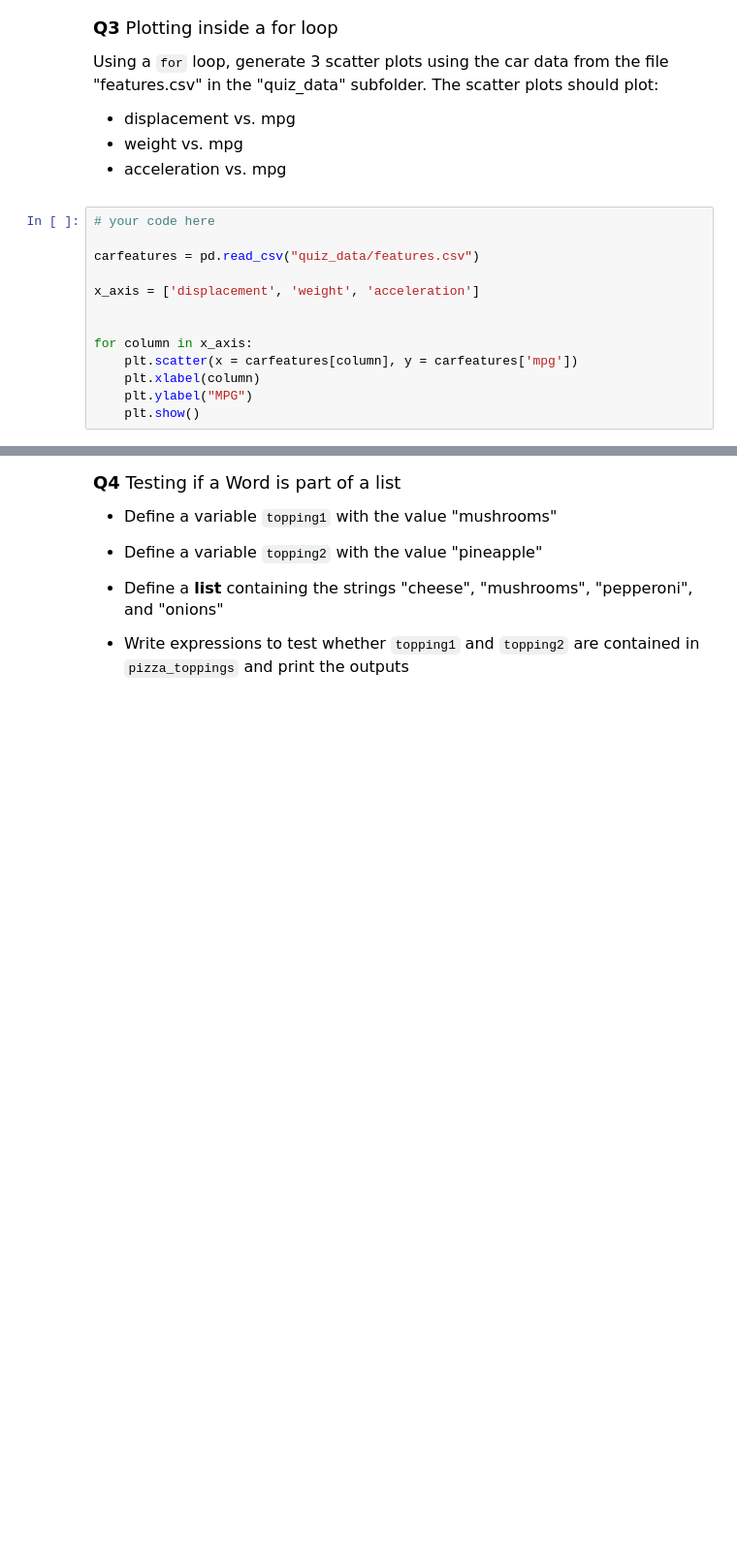
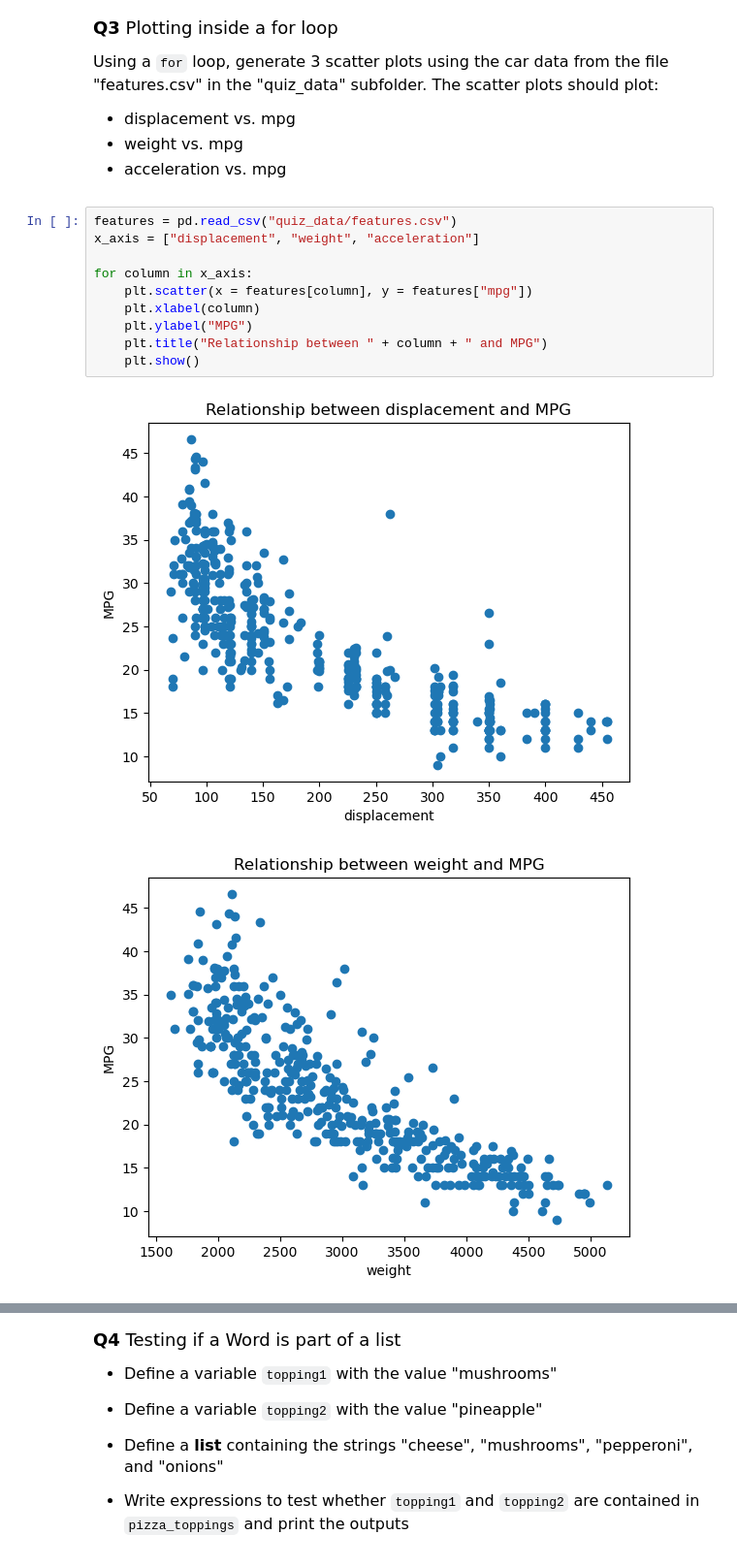
Before and after one commit to michelle1002/datasci151spring2026, a Jupyter notebook: _quizzes/practice_quiz/practice_quiz.ipynb, the cells around one changed output, grey strips where cells are left out. Shown at 97% size. Drawn from its saved outputs; the diff is of its cells as text; blank space fills up the shorter version.

```diff
--- a/_quizzes/practice_quiz/practice_quiz.ipynb
+++ b/_quizzes/practice_quiz/practice_quiz.ipynb
@@ -124,16 +124,16 @@ Using a `for` loop, generate 3 scatter plots using the car data from the file "f
 - displacement vs. mpg
 - weight vs. mpg
 - acceleration vs. mpg
-# %%
-# your code here
-
-carfeatures = pd.read_csv("quiz_data/features.csv")
-
-x_axis = ['displacement', 'weight', 'acceleration']
-
-
-for column in x_axis:
-    plt.scatter(x = carfeatures[column], y = carfeatures['mpg'])
-    plt.xlabel(column)
-    plt.ylabel("MPG")
-    plt.show()
+# %%
+features = pd.read_csv("quiz_data/features.csv")
+x_axis = ["displacement", "weight", "acceleration"]
+
+for column in x_axis:
+    plt.scatter(x = features[column], y = features["mpg"])
+    plt.xlabel(column)
+    plt.ylabel("MPG")
+    plt.title("Relationship between " + column + " and MPG")
+    plt.show()
+# %% [output]
+[figure, added]
+[figure, added]
```
Also changed, not shown: parts of 4 cells of this notebook.
